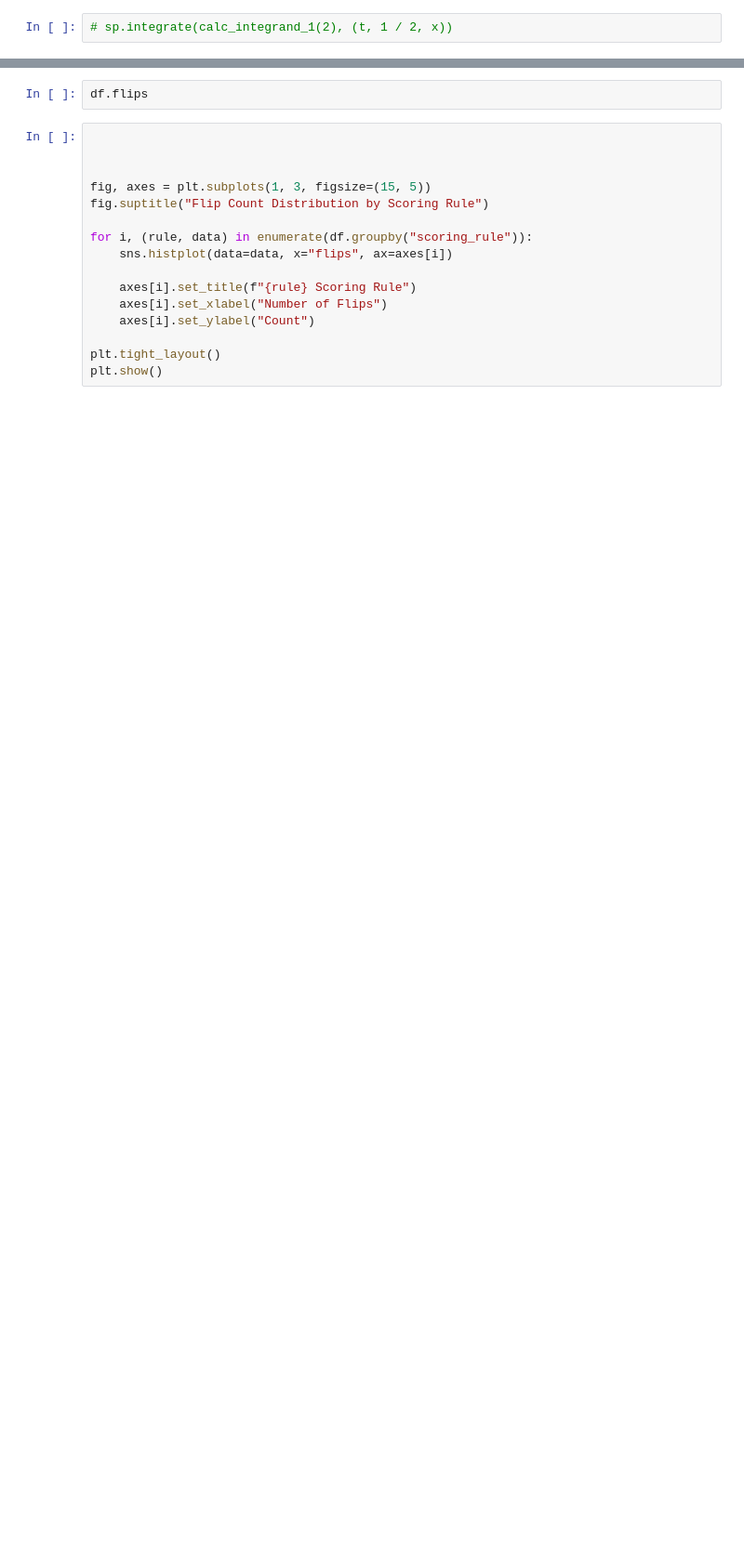
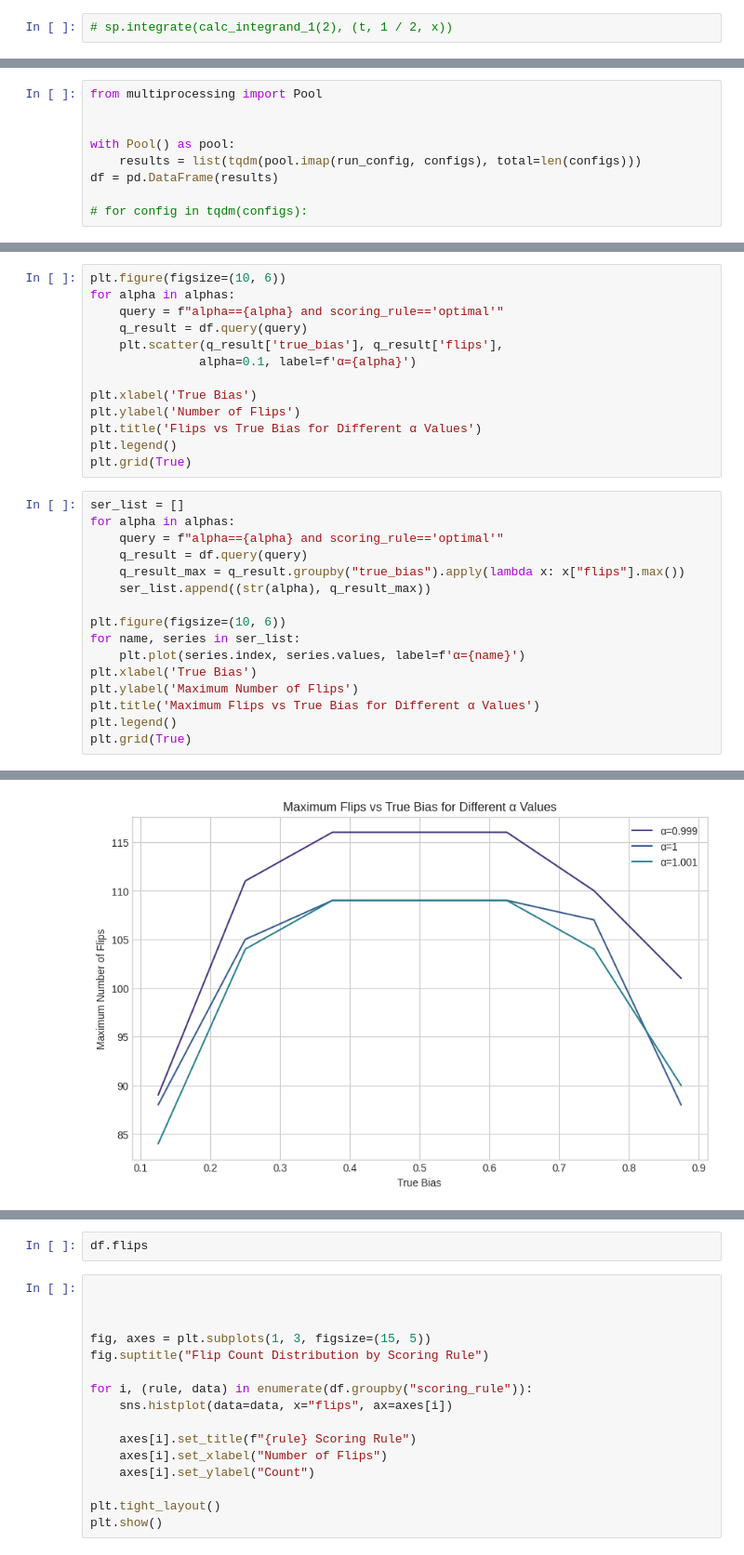
Before and after one commit to OhadRubin/mechanism_design_proj, a Jupyter notebook: simulation.ipynb, the cells around one changed output, grey strips where cells are left out. Shown: that part at 93% size. Drawn from its saved outputs; the diff is of its cells as text; blank space fills up the shorter version.

```diff
--- a/simulation.ipynb
+++ b/simulation.ipynb
@@ -188,0 +108,9 @@ as
+# %%
+from multiprocessing import Pool
+
+
+with Pool() as pool:
+    results = list(tqdm(pool.imap(run_config, configs), total=len(configs)))
+df = pd.DataFrame(results)
+
+# for config in tqdm(configs):
@@ -188,0 +135,30 @@ as
+# %%
+plt.figure(figsize=(10, 6))
+for alpha in alphas:
+    query = f"alpha=={alpha} and scoring_rule=='optimal'"
+    q_result = df.query(query)
+    plt.scatter(q_result['true_bias'], q_result['flips'],
+               alpha=0.1, label=f'α={alpha}')
+
+plt.xlabel('True Bias')
+plt.ylabel('Number of Flips')
+plt.title('Flips vs True Bias for Different α Values')
+plt.legend()
+plt.grid(True)
+# %%
+ser_list = []
+for alpha in alphas:
+    query = f"alpha=={alpha} and scoring_rule=='optimal'"
+    q_result = df.query(query)
+    q_result_max = q_result.groupby("true_bias").apply(lambda x: x["flips"].max())
+    ser_list.append((str(alpha), q_result_max))
+
+plt.figure(figsize=(10, 6))
+for name, series in ser_list:
+    plt.plot(series.index, series.values, label=f'α={name}')
+plt.xlabel('True Bias')
+plt.ylabel('Maximum Number of Flips')
+plt.title('Maximum Flips vs True Bias for Different α Values')
+plt.legend()
+plt.grid(True)
+# %% [output]
@@ -188,0 +172 @@ as
+[figure, added]
```
Also changed, not shown: parts of 25 cells of this notebook, 1 other file.
